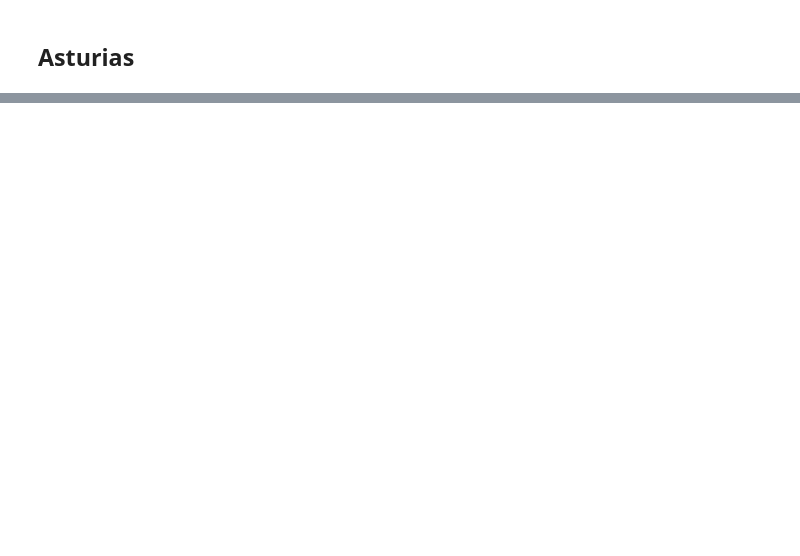
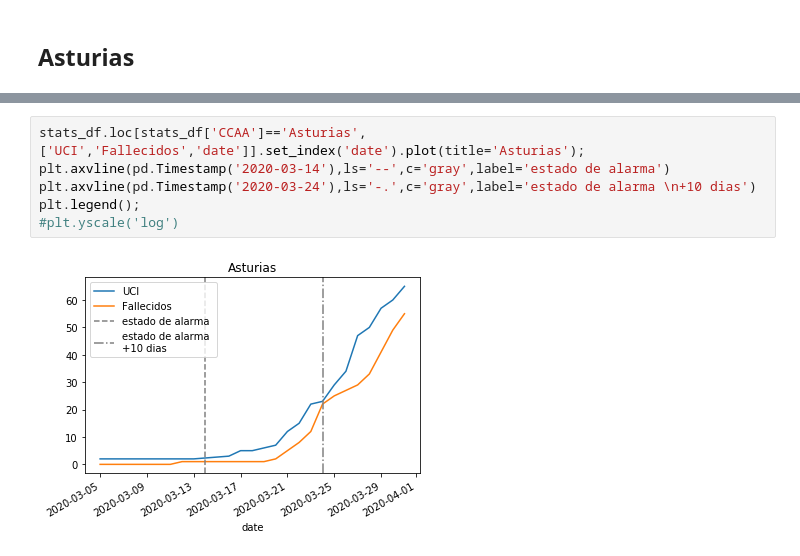
Before and after one commit to mfastudillo/COVID-19, a Jupyter notebook: read_and_plot.ipynb, the cells around one changed output, grey strips where cells are left out. Saved outputs shown, nothing was run; the diff lists cells and outputs as text; blank space fills up the shorter version.

```diff
--- a/read_and_plot.ipynb
+++ b/read_and_plot.ipynb
@@ -80,0 +96,8 @@ stats_df.loc[stats_df['CCAA']=='Asturias',['UCI','Fallecidos','date']].set_index
+# %%
+stats_df.loc[stats_df['CCAA']=='Asturias',['UCI','Fallecidos','date']].set_index('date').plot(title='Asturias');
+plt.axvline(pd.Timestamp('2020-03-14'),ls='--',c='gray',label='estado de alarma')
+plt.axvline(pd.Timestamp('2020-03-24'),ls='-.',c='gray',label='estado de alarma \n+10 dias')
+plt.legend();
+#plt.yscale('log')
+# %% [output]
+[figure, added]
```
Also changed, not shown: parts of 9 cells of this notebook.
